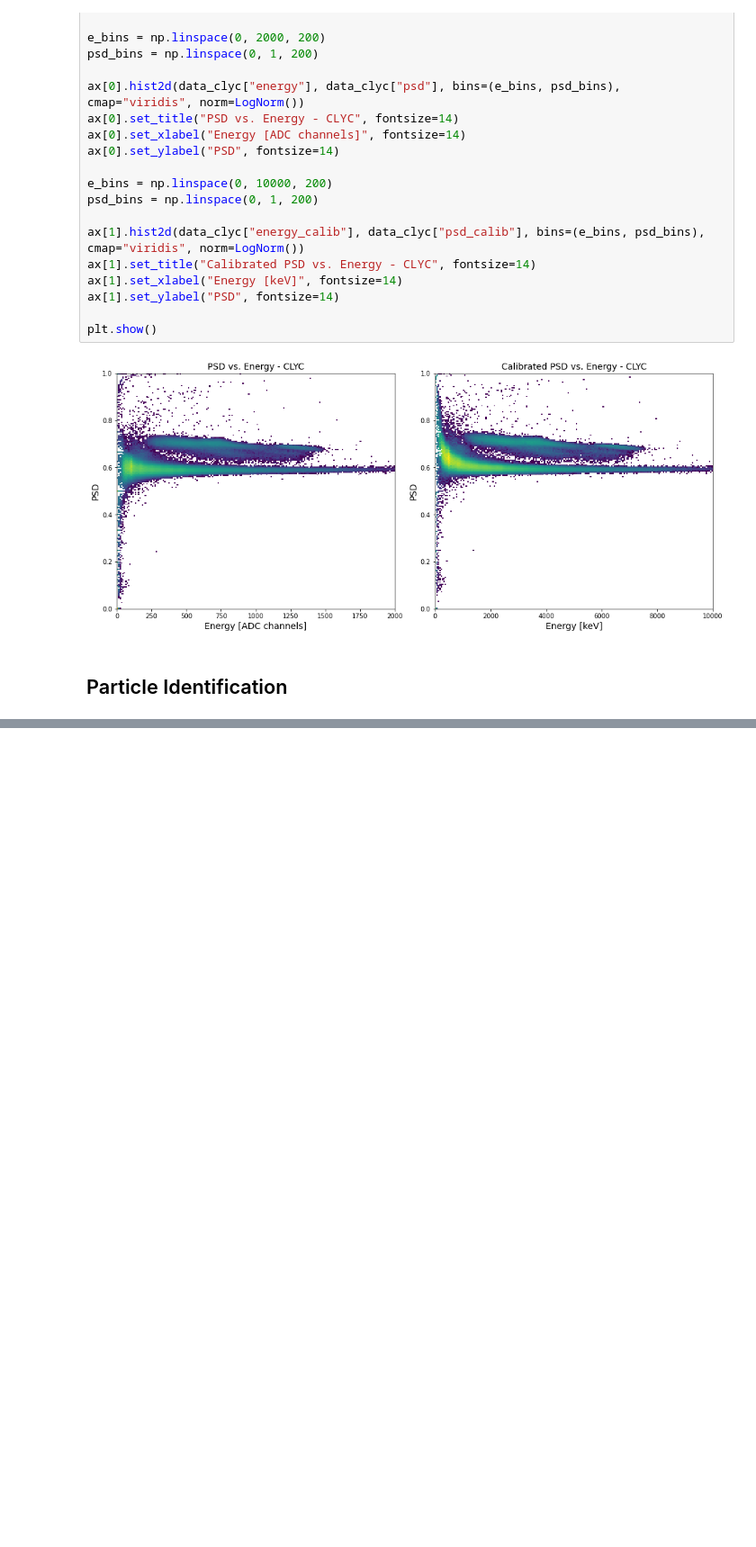
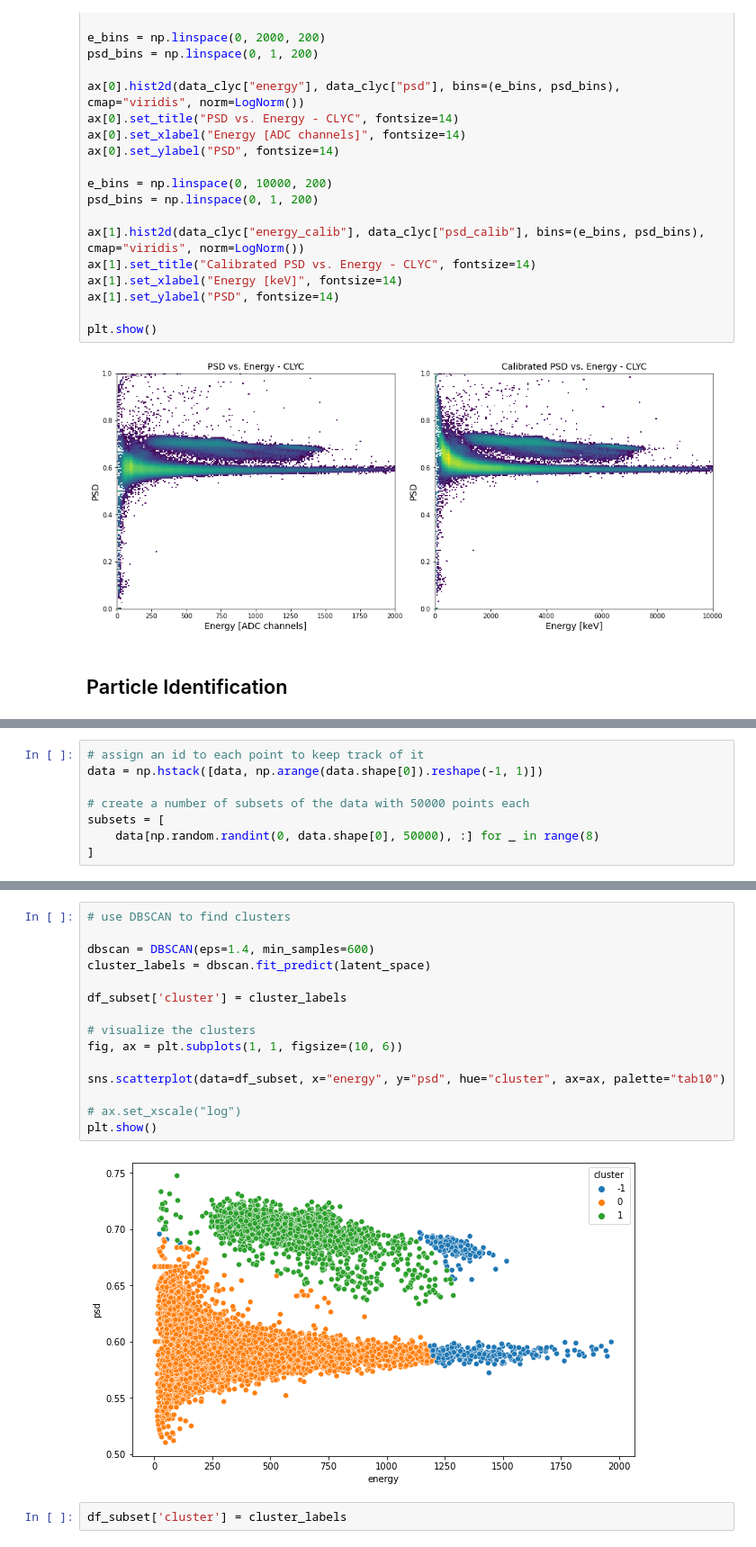
Before and after one commit to niklai99/advanced-laboratory, a Jupyter notebook: beam-analysis/particle-identification.ipynb, the cells around one changed output, grey strips where cells are left out. Shown at 90% size. Cells and saved outputs as stored; diff of their text form; blank space fills up the shorter version.

```diff
--- a/beam-analysis/particle-identification.ipynb
+++ b/beam-analysis/particle-identification.ipynb
@@ -287,0 +213,8 @@ KeyboardInterrupt:
+# %%
+# assign an id to each point to keep track of it
+data = np.hstack([data, np.arange(data.shape[0]).reshape(-1, 1)])
+
+# create a number of subsets of the data with 50000 points each
+subsets = [
+    data[np.random.randint(0, data.shape[0], 50000), :] for _ in range(8)
+]
@@ -287,0 +372,19 @@ KeyboardInterrupt:
+# %%
+# use DBSCAN to find clusters
+
+dbscan = DBSCAN(eps=1.4, min_samples=600)
+cluster_labels = dbscan.fit_predict(latent_space)
+
+df_subset['cluster'] = cluster_labels
+
+# visualize the clusters
+fig, ax = plt.subplots(1, 1, figsize=(10, 6))
+
+sns.scatterplot(data=df_subset, x="energy", y="psd", hue="cluster", ax=ax, palette="tab10")
+
+# ax.set_xscale("log")
+plt.show()
+# %% [output]
+[figure, added]
+# %%
+df_subset['cluster'] = cluster_labels
```
Also changed, not shown: parts of 21 cells of this notebook.
